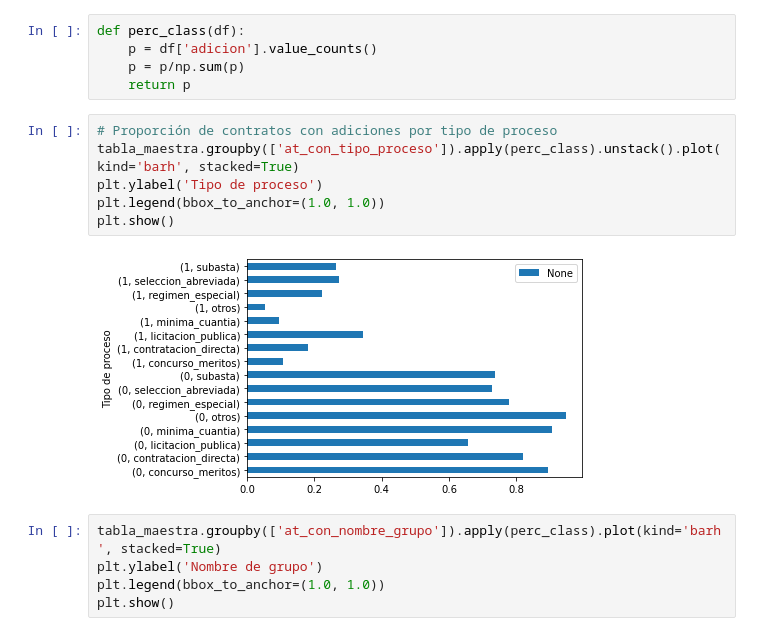
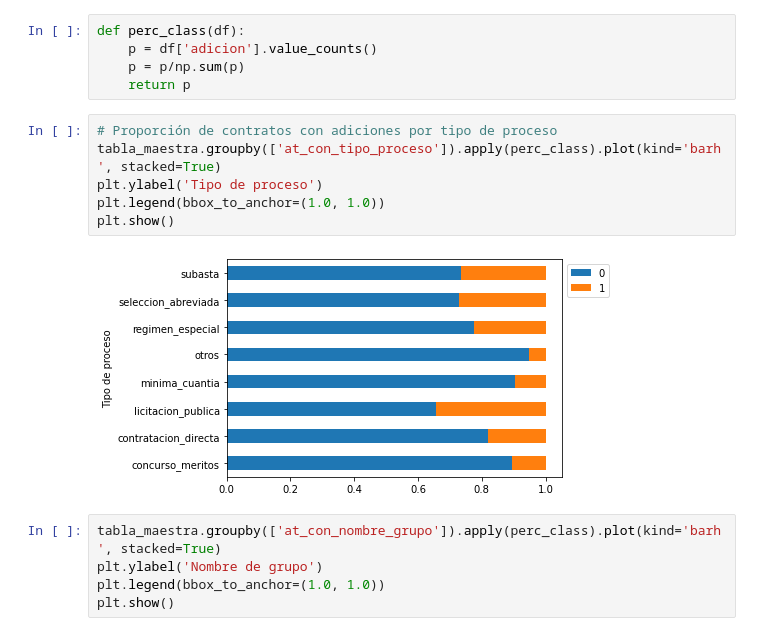
Before and after one commit to hfelizzola/Codigos-y-Modelos, a Jupyter notebook: procesamiento_limpieza.ipynb, the cells around one changed output. Saved outputs shown, nothing was run; the diff lists cells and outputs as text.

```diff
--- a/procesamiento_limpieza.ipynb
+++ b/procesamiento_limpieza.ipynb
@@ -1248,12 +1248,12 @@ def perc_class(df):
     return p
 # %%
 # Proporción de contratos con adiciones por tipo de proceso
-tabla_maestra.groupby(['at_con_tipo_proceso']).apply(perc_class).unstack().plot(kind='barh', stacked=True)
+tabla_maestra.groupby(['at_con_tipo_proceso']).apply(perc_class).plot(kind='barh', stacked=True)
 plt.ylabel('Tipo de proceso')
 plt.legend(bbox_to_anchor=(1.0, 1.0))
 plt.show()
 # %% [output]
-[figure, old version]
+[figure, new version]
 # %%
 tabla_maestra.groupby(['at_con_nombre_grupo']).apply(perc_class).plot(kind='barh', stacked=True)
 plt.ylabel('Nombre de grupo')
```
Also changed, not shown: parts of 1 cell of this notebook.
